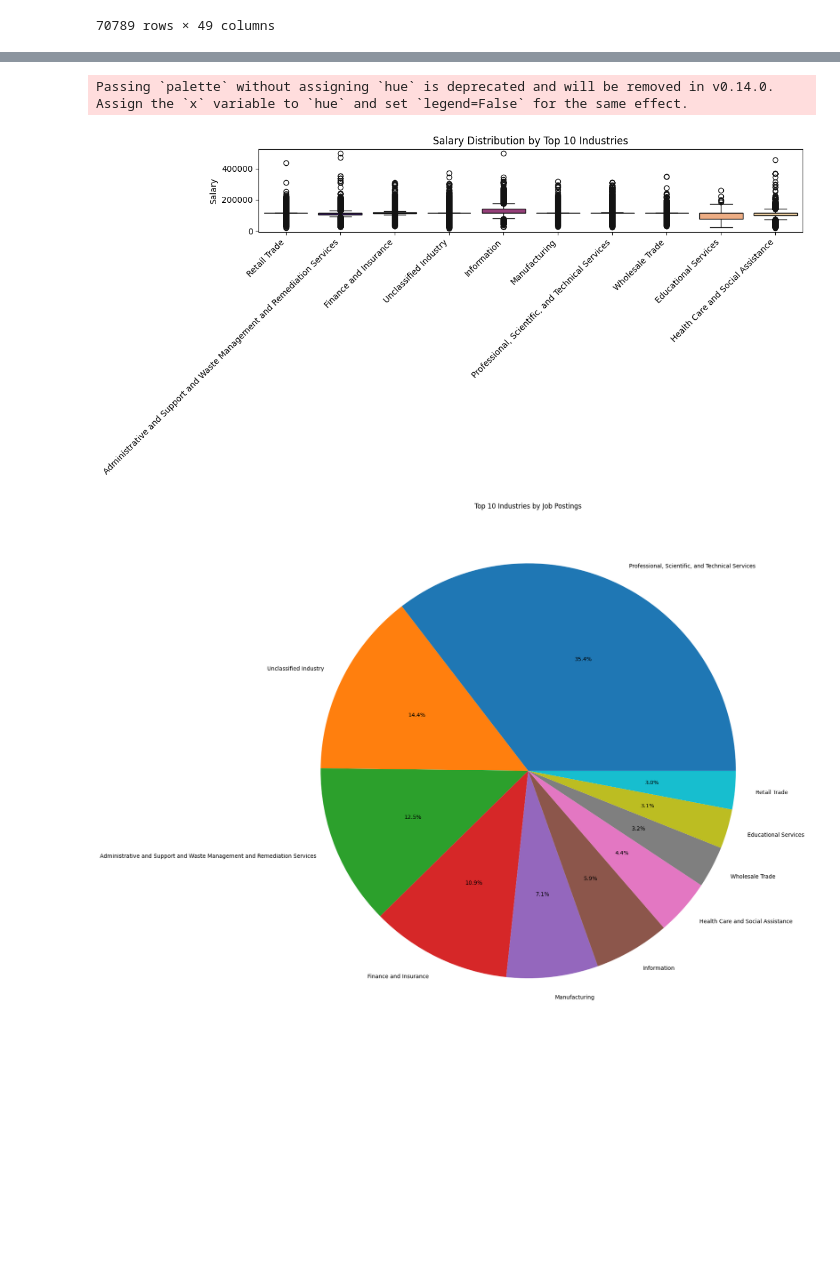
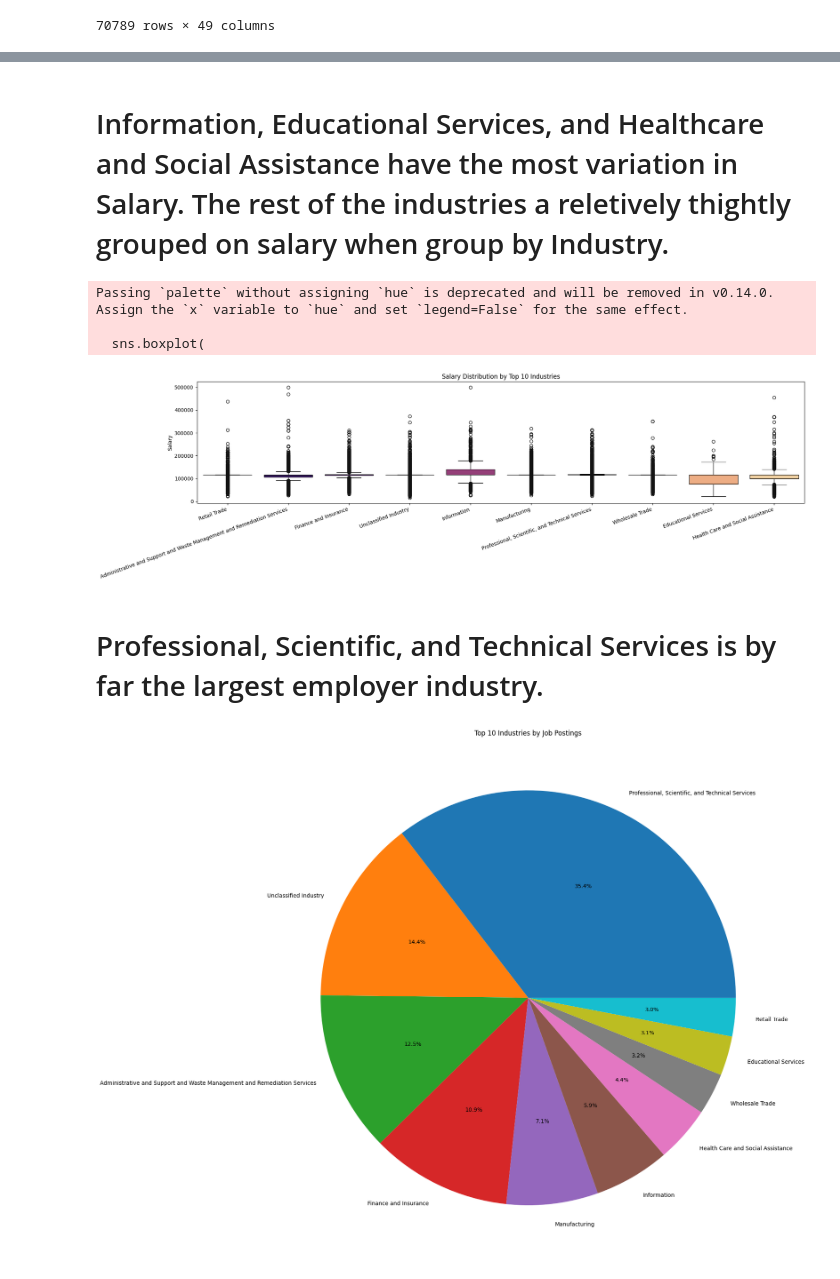
Before and after one commit to cosull93/AI-Careers-Group4, a Jupyter notebook: data_analysis.ipynb, the cells around one changed output, grey strips where cells are left out. Drawn from its saved outputs; the diff is of its cells as text; code cells hidden in the pictures; blank space fills up the shorter version.

```diff
--- a/data_analysis.ipynb
+++ b/data_analysis.ipynb
@@ -375,25 +387,31 @@ Index(['DURATION', 'COMPANY', 'MIN_YEARS_EXPERIENCE', 'MAX_YEARS_EXPERIENCE',
        'NAICS_2022_2_NAME', 'NAICS_2022_3_NAME', 'NAICS_2022_4_NAME',
        'NAICS_2022_5_NAME', 'NAICS_2022_6_NAME', 'POSTED', 'EXPIRED'],
       dtype='object')
+# %% [markdown]
+# Information, Educational Services, and Healthcare and Social Assistance have the most variation in Salary. The rest of the industries a reletively thightly grouped on salary when group by Industry.
 # %%
 # Plot
-plt.figure(figsize=(12,6))
+plt.figure(figsize=(20,6))
 sns.boxplot(
     data=filtered,
     x="NAICS_2022_2_NAME",
     y="SALARY",
     palette="magma"
 )
 
-plt.xticks(rotation=45, ha="right")
+plt.xticks(rotation=20, ha="right")
 plt.title("Salary Distribution by Top 10 Industries")
 plt.xlabel(None)
 plt.ylabel("Salary")
 plt.tight_layout()
 plt.show()
 # %% [output]
 Passing `palette` without assigning `hue` is deprecated and will be removed in v0.14.0. Assign the `x` variable to `hue` and set `legend=False` for the same effect.
+
+  sns.boxplot(
-[figure, old version]
+[figure, new version]
+# %% [markdown]
+# Professional, Scientific, and Technical Services is by far the largest employer industry.
 # %%
 # Count occurrences
 industry_counts = pandas_cleaned["NAICS_2022_2_NAME"].value_counts()
```
Also changed, not shown: parts of 5 cells of this notebook, 1 other file.
